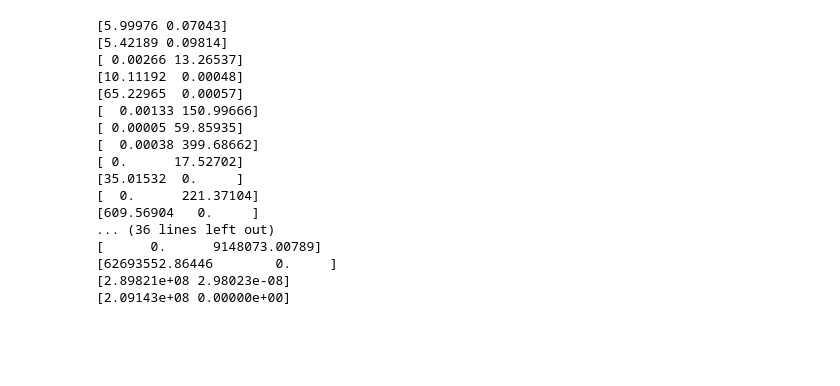
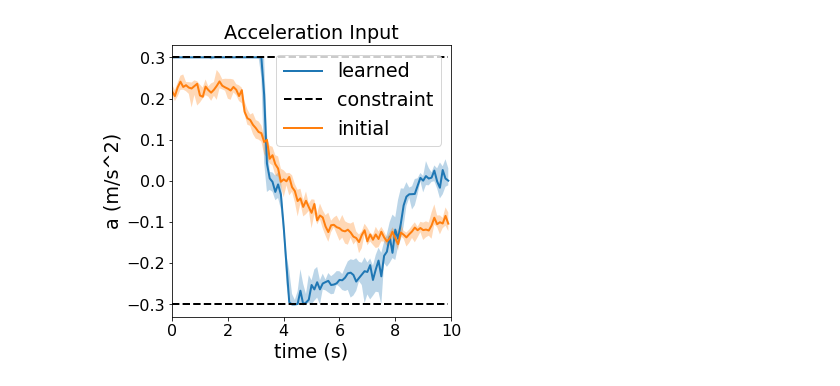
Before and after one commit to GoldeneyeRohan/prediction-uncertainty, a Jupyter notebook: Plot Dubin Car Results.ipynb, the cells around one changed output. Saved outputs shown, nothing was run; the diff lists cells and outputs as text; code cells hidden in the pictures; blank space fills up the shorter version.

```diff
--- a/Plot Dubin Car Results.ipynb
+++ b/Plot Dubin Car Results.ipynb
@@ -74,21 +57,0 @@ for Am in A_stables[1:]:
-# %%
-for Am in A_mults:
-    print(np.linalg.eigvals(Am.T @ Am))
-# %% [output]
-[5.99976 0.07043]
-[5.42189 0.09814]
-[ 0.00266 13.26537]
-[10.11192  0.00048]
-[65.22965  0.00057]
-[  0.00133 150.99666]
-[ 0.00005 59.85935]
-[  0.00038 399.68662]
-[ 0.      17.52702]
-[35.01532  0.     ]
-[  0.      221.37104]
-[609.56904   0.     ]
-... (36 lines left out)
-[      0.      9148073.00789]
-[62693552.86446        0.     ]
-[2.89821e+08 2.98023e-08]
-[2.09143e+08 0.00000e+00]
@@ -94,0 +79,29 @@ for Am in A_mults:
+# %%
+def plot_with_bars_qts(ax, x, y, alpha=0.3, lw=4, linestyle="o-", label=""):
+    q2 = np.quantile(y, 0.5, axis=0)
+    q1 = np.quantile(y, 0.25, axis=0)
+    q3 = np.quantile(y, 0.75, axis=0)
+    ax.fill_between(x, q1, q3, alpha=alpha, label=label)
+    ax.plot(x, q2, linestyle, lw=lw, label=label)
+# %%
+lw=2
+ts = np.arange(n) * dt
+figsize = (5,5)
+fig = plt.figure(figsize=figsize)
+ax = plt.gca()
+plot_with_bars_qts(ax, ts, a_trajs, lw=lw, linestyle="-", label="learned")
+plot_with_bars_qts(ax, ts, init_a_trajs, lw=lw, linestyle="-", label="initial")
+ax.plot(ts, [-a_lim] * n, "k--", label="constraint", lw=lw)
+ax.plot(ts, [a_lim] * n, "k--", label="constraint", lw=lw)
+ax.set_xlabel("time (s)")
+ax.set_ylabel("a (m/s^2)")
+ax.set_xlim((0,10))
+handles, labels = ax.get_legend_handles_labels()
+idx = [0,3,1]
+handles = [handles[i] for i in idx]
+labels = [labels[i] for i in idx]
+plt.legend(handles, labels, loc="upper right")
+plt.title("Acceleration Input")
+plt.savefig(save_dir + "local_accelerations.png",bbox_inches="tight")
+# %% [output]
+[figure, added]
```
Also changed, not shown: parts of 15 cells of this notebook, 5 other files.
